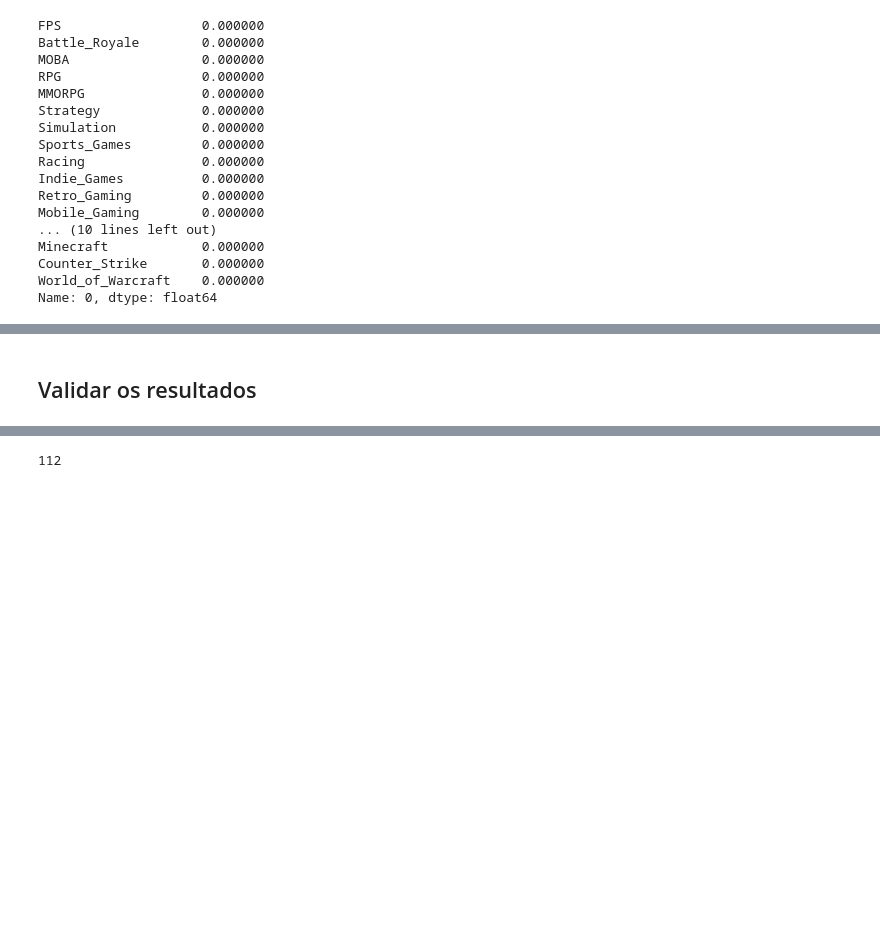
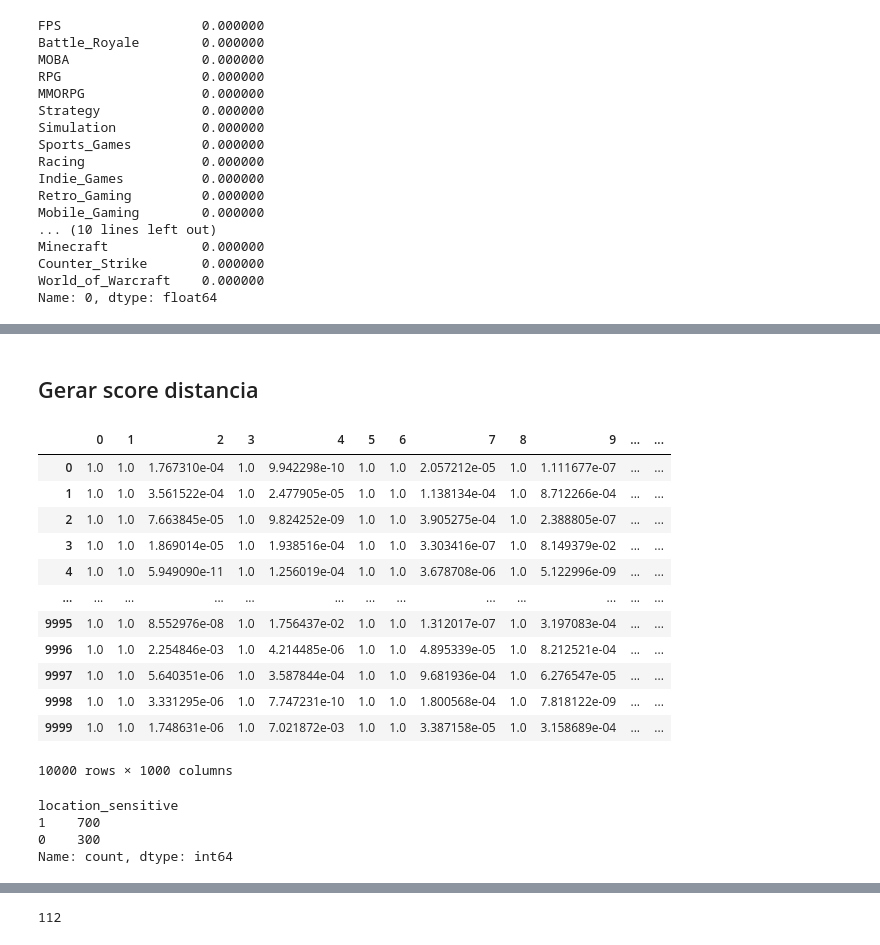
Before and after one commit to Allanvtr/ads-recommendation-system, a Jupyter notebook: notebook/01_prototipo_modelo_simples.ipynb, the cells around one changed output, grey strips where cells are left out. Drawn from its saved outputs; the diff is of its cells as text; code cells hidden in the pictures; blank space fills up the shorter version.

Commit message:
inclusão do score final

```diff
--- a/notebook/01_prototipo_modelo_simples.ipynb
+++ b/notebook/01_prototipo_modelo_simples.ipynb
@@ -297,5 +320,5 @@ array([[0.01098819, 0.        , 0.        , ..., 0.        , 0.        ,
 # %% [markdown]
-## Validar os resultados
+## Gerar score distancia
 # %%
 def haversine(lat1, lon1, lat2, lon2):
     R = 6371
@@ -330,3 +354,69 @@ ads.loc[
     ads["location_sensitive"] == 0,
     "distance_score"
 ] = 1
+# %%
+def compute_distance_score_matrix(users, ads, tau=200, return_df=True):
+    """
+    Calcula matriz (users x ads) de distance_score usando Haversine desenvolvido pelo Allan.
+
+    """
+
+    #1. Preparar arrays (broadcasting)
+    user_lat = np.radians(users["lat"].values)[:, None]   # (U, 1)
+    user_lon = np.radians(users["lon"].values)[:, None]
+
+    ads_lat = np.radians(ads["lat_target"].values)[None, :]  # (1, A)
+    ads_lon = np.radians(ads["lon_target"].values)[None, :]
+
+    #2. Haversine vetorizado
+    R = 6371
+
+    dlat = ads_lat - user_lat
+    dlon = ads_lon - user_lon
+
+    a = np.sin(dlat / 2)**2 + np.cos(user_lat) * np.cos(ads_lat) * np.sin(dlon / 2)**2
+    c = 2 * np.arcsin(np.sqrt(a))
+
+    distance_km = R * c   # (U, A)
+
+    #3. Distance score
+    distance_score = np.exp(-distance_km / tau)
+
+    #4. Ajuste para ads não sensíveis
+    mask = ads["location_sensitive"].values == 0
+    distance_score[:, mask] = 1
+
+    if return_df: # alterar isto aqui -> simplificar
+        return pd.DataFrame(
+            distance_score,
+            index=users["user_id"].values,
+            columns=ads["ad_id"].values
+        )
+
+    return distance_score
+# %%
+matrix_distance_score = compute_distance_score_matrix(users, ads, tau=200, return_df=True)
+# %%
+matrix_distance_score
+# %% [output]
+|  | 0 | 1 | 2 | 3 | 4 | 5 | 6 | 7 | 8 | 9 | ... | ... |
+| 0 | 1.0 | 1.0 | 1.767310e-04 | 1.0 | 9.942298e-10 | 1.0 | 1.0 | 2.057212e-05 | 1.0 | 1.111677e-07 | ... | ... |
+| 1 | 1.0 | 1.0 | 3.561522e-04 | 1.0 | 2.477905e-05 | 1.0 | 1.0 | 1.138134e-04 | 1.0 | 8.712266e-04 | ... | ... |
+| 2 | 1.0 | 1.0 | 7.663845e-05 | 1.0 | 9.824252e-09 | 1.0 | 1.0 | 3.905275e-04 | 1.0 | 2.388805e-07 | ... | ... |
+| 3 | 1.0 | 1.0 | 1.869014e-05 | 1.0 | 1.938516e-04 | 1.0 | 1.0 | 3.303416e-07 | 1.0 | 8.149379e-02 | ... | ... |
+| 4 | 1.0 | 1.0 | 5.949090e-11 | 1.0 | 1.256019e-04 | 1.0 | 1.0 | 3.678708e-06 | 1.0 | 5.122996e-09 | ... | ... |
+| ... | ... | ... | ... | ... | ... | ... | ... | ... | ... | ... | ... | ... |
+| 9995 | 1.0 | 1.0 | 8.552976e-08 | 1.0 | 1.756437e-02 | 1.0 | 1.0 | 1.312017e-07 | 1.0 | 3.197083e-04 | ... | ... |
+| 9996 | 1.0 | 1.0 | 2.254846e-03 | 1.0 | 4.214485e-06 | 1.0 | 1.0 | 4.895339e-05 | 1.0 | 8.212521e-04 | ... | ... |
+| 9997 | 1.0 | 1.0 | 5.640351e-06 | 1.0 | 3.587844e-04 | 1.0 | 1.0 | 9.681936e-04 | 1.0 | 6.276547e-05 | ... | ... |
+| 9998 | 1.0 | 1.0 | 3.331295e-06 | 1.0 | 7.747231e-10 | 1.0 | 1.0 | 1.800568e-04 | 1.0 | 7.818122e-09 | ... | ... |
+| 9999 | 1.0 | 1.0 | 1.748631e-06 | 1.0 | 7.021872e-03 | 1.0 | 1.0 | 3.387158e-05 | 1.0 | 3.158689e-04 | ... | ... |
+10000 rows × 1000 columns
+# %%
+# aqui está o motivo de ter mais distance_score 1 do que 0
+ads.location_sensitive.value_counts()
+# %% [output]
+location_sensitive
+1    700
+0    300
+Name: count, dtype: int64
```
Also changed, not shown: parts of 18 cells of this notebook.
